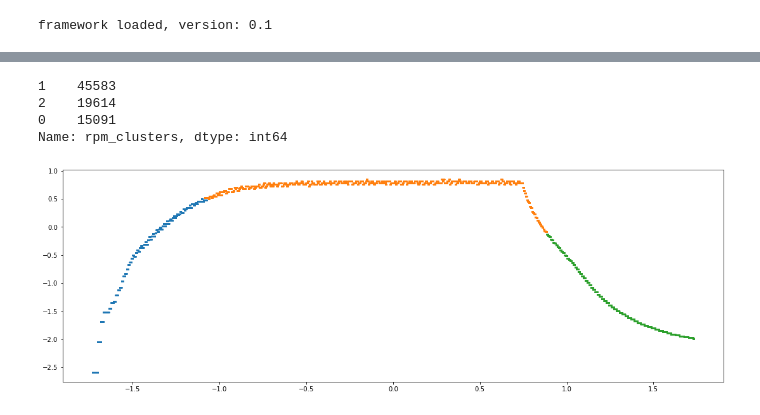
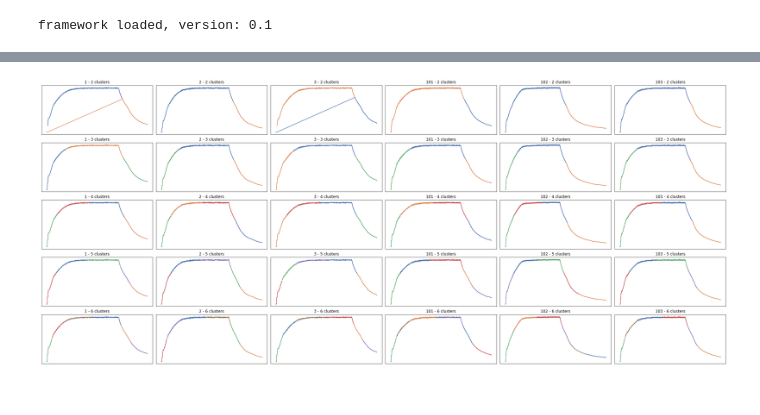
Before and after one commit to WaldemarWalo/DataScienceProjects, a Jupyter notebook: Bearing_Classification/20.FE-cluster RPM.ipynb, the cells around one changed output, grey strips where cells are left out. Saved outputs shown, nothing was run; the diff lists cells and outputs as text; code cells hidden in the pictures.

Commit message:
more model evaluation

```diff
--- a/Bearing_Classification/20.FE-cluster RPM.ipynb
+++ b/Bearing_Classification/20.FE-cluster RPM.ipynb
@@ -43,24 +43,34 @@ Index(['experiment_id', 'bearing_1_id', 'bearing_2_id', 'timestamp', 'a1_x',
 | 4912 | 1 | 0 | 1 | 1.637333 | -0.271517 | 0.244341 | -0.302339 | 0.285992 | 0.194450 | ... |
 | 4913 | 1 | 0 | 1 | 1.637667 | -0.079124 | 0.149706 | -0.206307 | 0.002779 | 0.194450 | ... |
 | 4914 | 1 | 0 | 1 | 1.638000 | -0.175320 | -0.228832 | -0.110275 | 0.285992 | 0.290562 | ... |
+# %%
+df_status_0 = df_data.loc[df_data['status'] == 0, 'experiment_id'].unique().tolist()[:3]
+df_status_0
+df_status_1 = df_data.loc[df_data['status'] == 1, 'experiment_id'].unique().tolist()[:3]
+df_status_1
 # %%
-df_exp1 = df_data.loc[df_data['experiment_id'] == 1, ['timestamp','rpm']].copy()
+exp_ids = df_status_0 + df_status_1
+n_clusters = list(range(2, 7))
 
-df_exp1[['timestamp','rpm']] = StandardScaler().fit_transform(df_exp1[['timestamp','rpm']])
+axs = f.get_axes(len(n_clusters), len(exp_ids),2 , 2)
 
-df_exp1['rpm_clusters'] = KMeans(n_clusters=3, random_state=RS).fit_predict(df_exp1[['timestamp','rpm']])
-df_exp1['rpm_clusters'] = df_exp1['rpm_clusters'].astype('category')
-df_exp1['rpm_clusters'].value_counts()
+for i_exp, exp_id in enumerate(exp_ids):
+
+    df_cluster = df_data.loc[df_data['experiment_id'] == exp_id, ['timestamp','rpm']].copy()
+    df_cluster[['timestamp','rpm']] = StandardScaler().fit_transform(df_cluster[['timestamp','rpm']])
+
+    inertias = []
+    cluster_n = []
+
+    for n, ax  in zip( n_clusters, axs[:, i_exp]):
+        model = KMeans(n_clusters=n, random_state=RS)
+        clusters = model.fit_predict(df_cluster[['timestamp','rpm']])
+
+        cluster_n.append(n)
+        inertias.append(model.inertia_)
+        _ = sns.lineplot(data=df_cluster, x='timestamp', y='rpm', hue=clusters, ax = ax, palette="deep", legend = False).set_title(f'exp {exp_id} - {n} clusters')
+        ax.axes.get_xaxis().set_visible(False)
+        ax.axes.get_yaxis().set_visible(False)
+    # _ = f.get_ax(0.5, 2).plot(cluster_n, inertias)
 # %% [output]
-1    45583
-2    19614
-0    15091
-Name: rpm_clusters, dtype: int64
+[figure, added]
-# %%
-ax = f.get_ax(1, 3)
-
-for c in df_exp1['rpm_clusters'].unique():
-    x = df_exp1.loc[df_exp1['rpm_clusters'] == c, ['timestamp','rpm']]
-    _ = ax.scatter(x['timestamp'], x['rpm'], s=1)
-# %% [output]
-[figure, removed]
```
Also changed, not shown: parts of 3 cells of this notebook, 3 other files.
